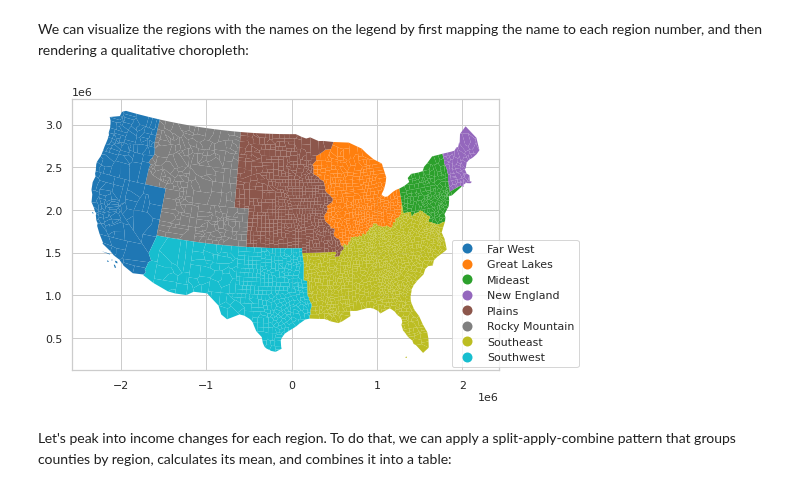
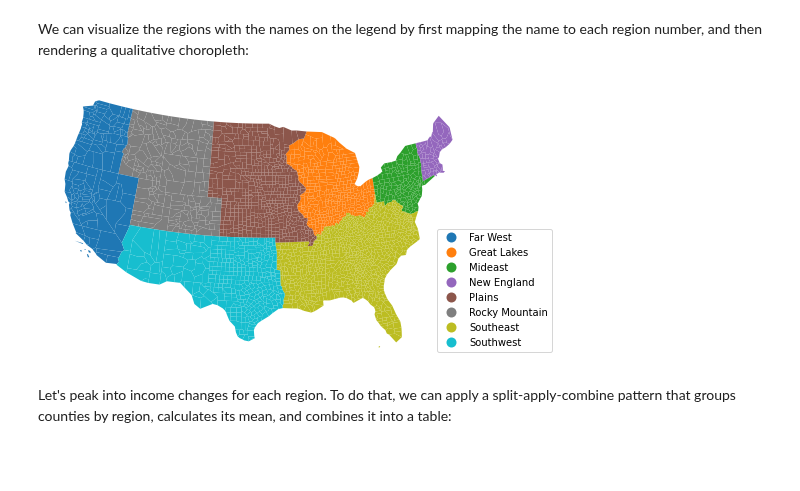
Before and after one commit to gdsbook/book, a Jupyter notebook: notebooks/09_spatial_inequality.ipynb, the cells around one changed output. Cells and saved outputs as stored; diff of their text form; code cells hidden in the pictures; blank space fills up the shorter version.

```diff
--- a/notebooks/09_spatial_inequality.ipynb
+++ b/notebooks/09_spatial_inequality.ipynb
@@ -111,4 +109,3 @@ seaborn.__version__
 # %%
-seaborn.set_theme(style='whitegrid')
 seaborn.histplot(x=pci_df['1969'], kde=True);
 # %% [output]
@@ -454,16 +449,17 @@ region_names = {
 # %% [markdown]
 We can visualize the regions with the names on the legend by first mapping the name to each region number, and then rendering a qualitative choropleth:
 # %%
-pci_df.assign(Region_Name=pci_df.Region.map(region_names))\
+ax = pci_df.assign(Region_Name=pci_df.Region.map(region_names))\
       .plot(
     "Region_Name",
     linewidth=0,
     legend=True,
     categorical=True,
     legend_kwds=dict(bbox_to_anchor=(1.2,.5))
 );
+ax.set_axis_off()
 # %% [output]
-[figure, old version]
+[figure, new version]
 # %% [markdown]
 Let's peak into income changes for each region. To do that, we can apply a split-apply-combine pattern that groups counties by region, calculates its mean, and combines it into a table:
 # %%
```
Also changed, not shown: parts of 24 cells of this notebook, 1 other file.
